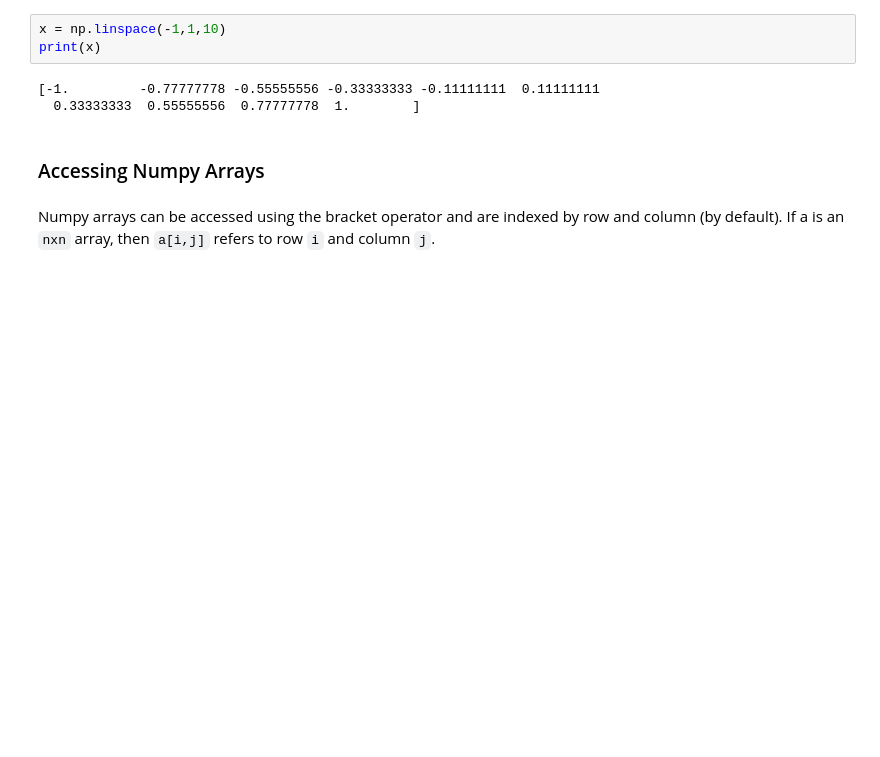
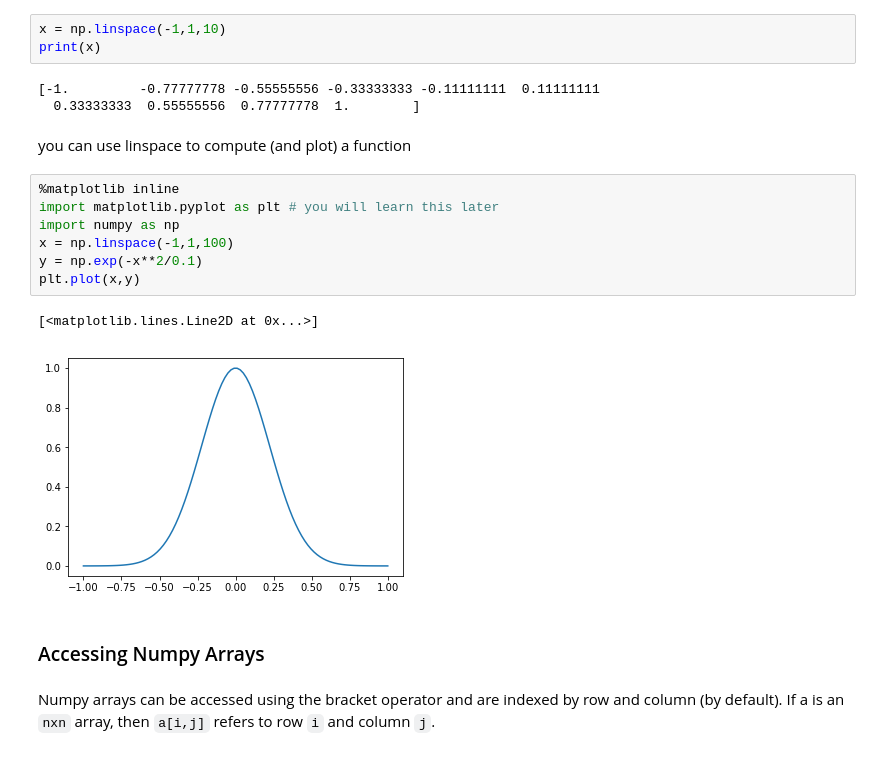
Before and after one commit to saadtony/ChemPy, a Jupyter notebook: easypy.ipynb, the cells around one changed output. Cells and saved outputs as stored; diff of their text form; blank space fills up the shorter version.

Commit message:
add linspace example

```diff
--- a/easypy.ipynb
+++ b/easypy.ipynb
@@ -590,6 +590,18 @@ print(x)
 # %% [output]
 [-1.         -0.77777778 -0.55555556 -0.33333333 -0.11111111  0.11111111
   0.33333333  0.55555556  0.77777778  1.        ]
+# %% [markdown]
+you can use linspace to compute (and plot) a function
+# %%
+%matplotlib inline
+import matplotlib.pyplot as plt # you will learn this later
+import numpy as np
+x = np.linspace(-1,1,100)
+y = np.exp(-x**2/0.1)
+plt.plot(x,y)
+# %% [output]
+[<matplotlib.lines.Line2D at 0x...>]
+[figure, added]
 # %% [markdown]
 ### Accessing Numpy Arrays
 # %% [markdown]
```
